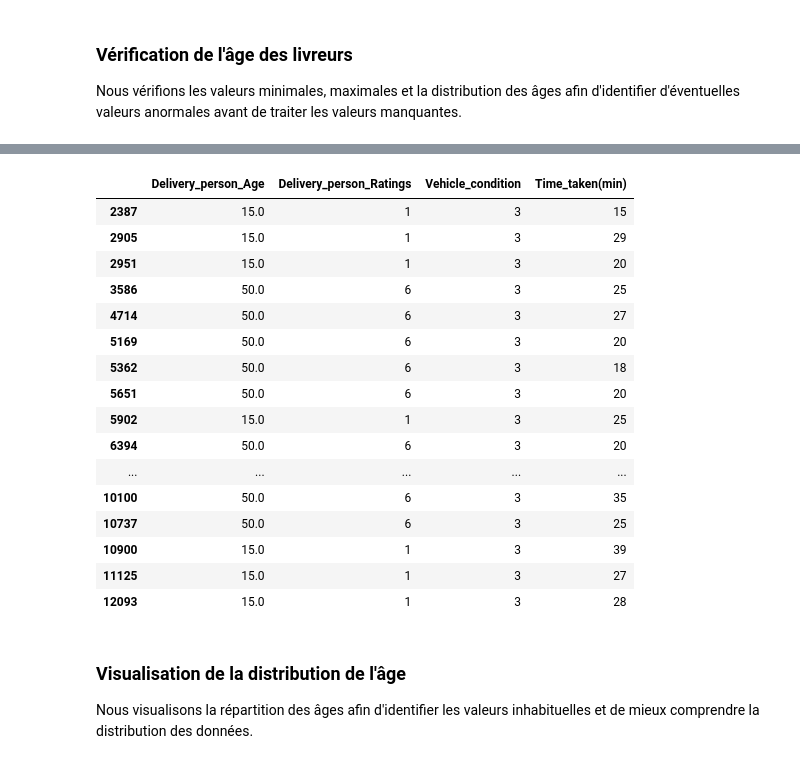
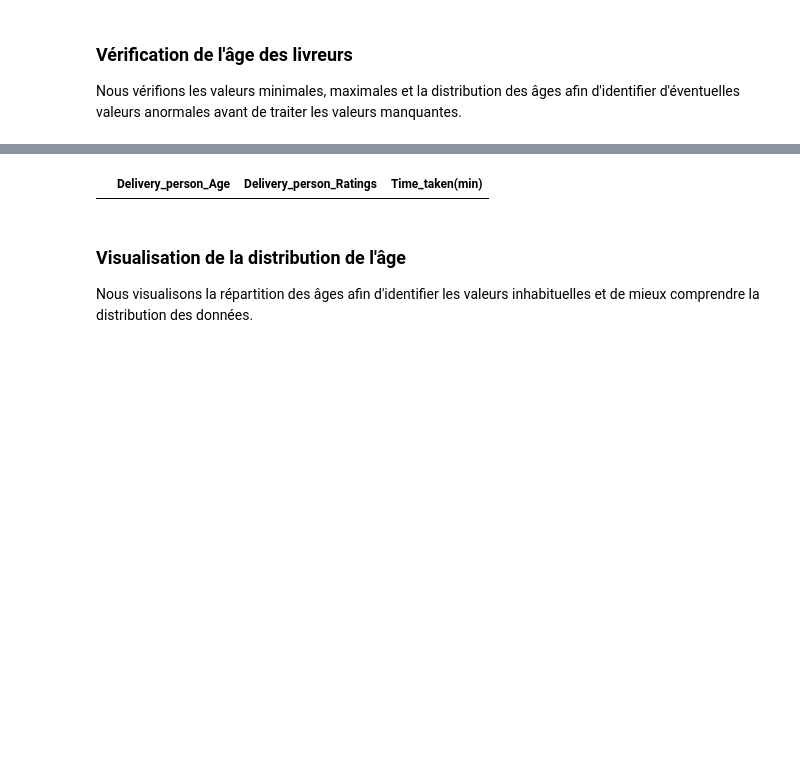
Before and after one commit to lahcen404/DeliveryETA, a Jupyter notebook: notebooks/cleaning.ipynb, the cells around one changed output, grey strips where cells are left out. Saved outputs shown, nothing was run; the diff lists cells and outputs as text; code cells hidden in the pictures; blank space fills up the shorter version.

```diff
--- a/notebooks/delivery_eta_analysis.ipynb
+++ b/notebooks/cleaning.ipynb
@@ -831,33 +847,16 @@ Name: count, dtype: int64
 # %%
 clean_df[
     (clean_df["Delivery_person_Age"] == 15) |
     (clean_df["Delivery_person_Age"] == 50)
 ][
     [
         "Delivery_person_Age",
         "Delivery_person_Ratings",
-        "Vehicle_condition",
         "Time_taken(min)"
     ]
 ].head(20)
 # %% [output]
-|  | Delivery_person_Age | Delivery_person_Ratings | Vehicle_condition | Time_taken(min) |
-| 2387 | 15.0 | 1 | 3 | 15 |
-| 2905 | 15.0 | 1 | 3 | 29 |
-| 2951 | 15.0 | 1 | 3 | 20 |
-| 3586 | 50.0 | 6 | 3 | 25 |
-| 4714 | 50.0 | 6 | 3 | 27 |
-| 5169 | 50.0 | 6 | 3 | 20 |
-| 5362 | 50.0 | 6 | 3 | 18 |
-| 5651 | 50.0 | 6 | 3 | 20 |
-| 5902 | 15.0 | 1 | 3 | 25 |
-| 6394 | 50.0 | 6 | 3 | 20 |
-| ... | ... | ... | ... | ... |
-| 10100 | 50.0 | 6 | 3 | 35 |
-| 10737 | 50.0 | 6 | 3 | 25 |
-| 10900 | 15.0 | 1 | 3 | 39 |
-| 11125 | 15.0 | 1 | 3 | 27 |
-| 12093 | 15.0 | 1 | 3 | 28 |
+|  | Delivery_person_Age | Delivery_person_Ratings | Time_taken(min) |
 # %% [markdown]
 ###  Visualisation de la distribution de l'âge
 
```
Also changed, not shown: parts of 20 cells of this notebook, 2 other files.
